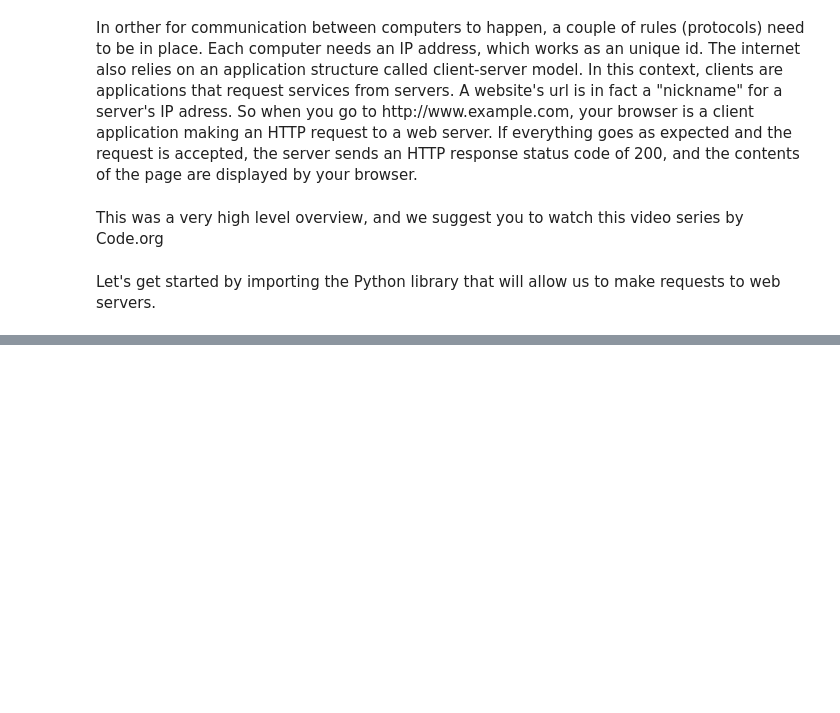
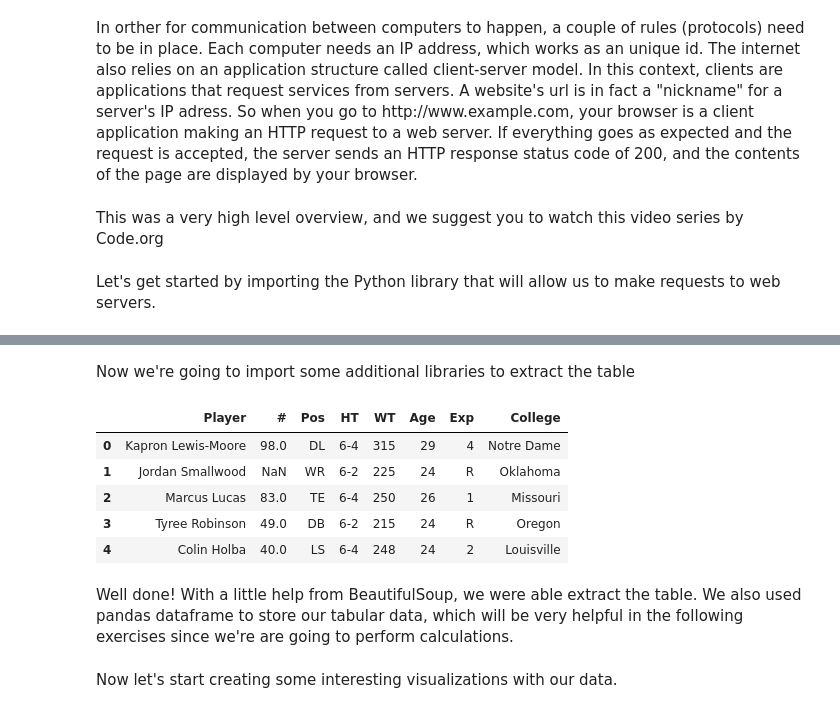
Before and after one commit to cstpk/49ers-HackHighSchool-Camp, a Jupyter notebook: datacamp_49ers.ipynb, the cells around one changed output, grey strips where cells are left out. Drawn from its saved outputs; the diff is of its cells as text; code cells hidden in the pictures; blank space fills up the shorter version.

Commit message:
more images and exercises

```diff
--- a/datacamp_49ers.ipynb
+++ b/datacamp_49ers.ipynb
@@ -134,0 +31,2 @@ py.plot(fig, validate=False, filename='player_file.csv')
+# %% [markdown]
+<p style="font-family: 'Courier', Courier New, monospace; font-size: 15px">Now we're going to import some additional libraries to extract the table</p>
@@ -134,0 +36,19 @@ py.plot(fig, validate=False, filename='player_file.csv')
+# %%
+soup = BeautifulSoup(website_data.text, 'lxml')
+table = soup.find_all("table")[0]
+
+#pd.read_html retuns a list with one element, a pandas dataframe.
+#So we use index [0] to store the dataframe to players_df
+players_df = pd.read_html(str(table))[0]
+players_df.head(5)
+# %% [output]
+|  | Player | # | Pos | HT | WT | Age | Exp | College |
+| 0 | Kapron Lewis-Moore | 98.0 | DL | 6-4 | 315 | 29 | 4 | Notre Dame |
+| 1 | Jordan Smallwood | NaN | WR | 6-2 | 225 | 24 | R | Oklahoma |
+| 2 | Marcus Lucas | 83.0 | TE | 6-4 | 250 | 26 | 1 | Missouri |
+| 3 | Tyree Robinson | 49.0 | DB | 6-2 | 215 | 24 | R | Oregon |
+| 4 | Colin Holba | 40.0 | LS | 6-4 | 248 | 24 | 2 | Louisville |
+# %% [markdown]
+<p style="font-family: 'Courier', Courier New, monospace; font-size: 15px">Well done! With a little help from BeautifulSoup, we were able extract the table. We also used pandas dataframe to store our tabular data, which will be very helpful in the following exercises since we're are going to perform calculations.</p>
+# %% [markdown]
+<p style="font-family: 'Courier', Courier New, monospace; font-size: 15px">Now let's start creating some interesting visualizations with our data.</p>
```
Also changed, not shown: parts of 24 cells of this notebook, 3 other files.
